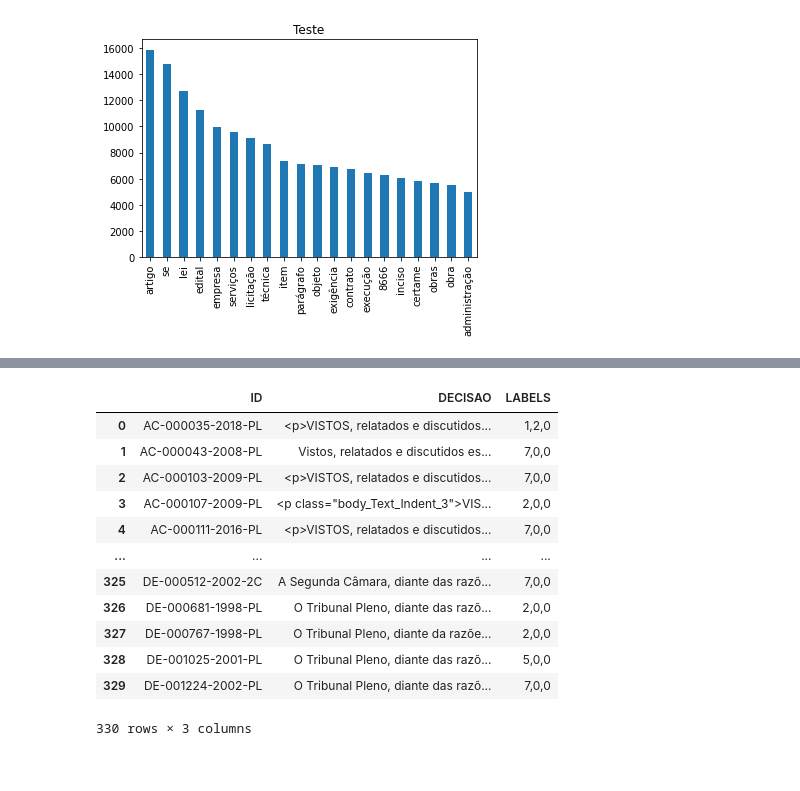
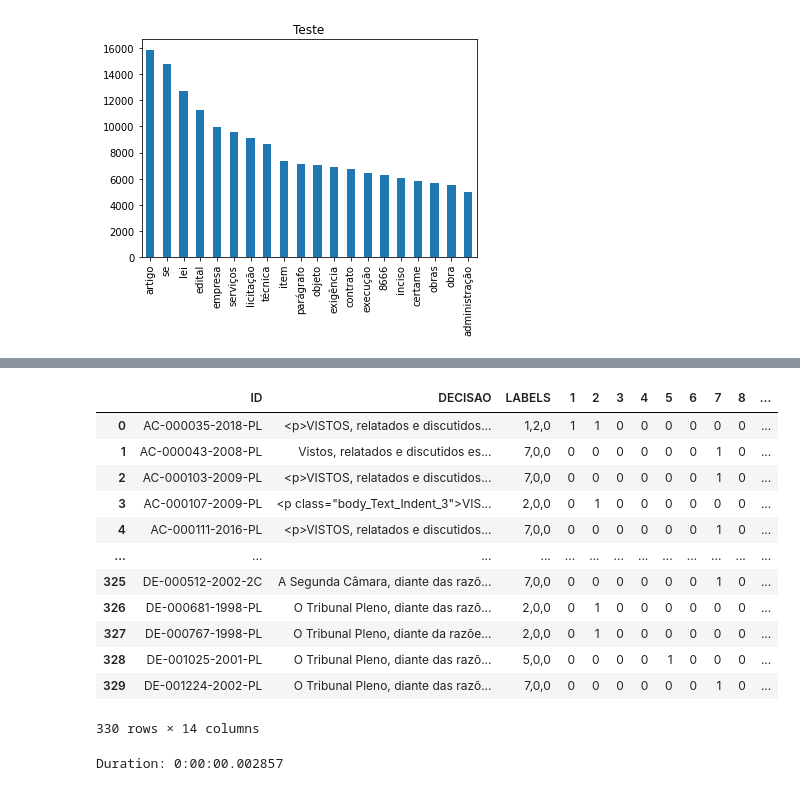
Before and after one commit to wmodanez/acordaos, a Jupyter notebook: 02a - Pre processing df_rotulados.ipynb, the cells around one changed output, grey strips where cells are left out. Cells and saved outputs as stored; diff of their text form; code cells hidden in the pictures.

```diff
--- a/02a - Pre processing df_rotulados.ipynb
+++ b/02a - Pre processing df_rotulados.ipynb
@@ -43,27 +59,43 @@ hero.wordcloud(hero.remove_punctuation(df_rotulados.PROCESSADO), max_words=100)
 # %%
 # pc.copy(df_rotulados.iloc[177].DECISAO)
+# %%
+df_rotulados = pd.DataFrame(df_rotulados.groupby(['ID', 'DECISAO'])['LABEL_A','LABEL_B', 'LABEL_C'].apply(lambda x: tuple(x.values)))
+df_rotulados.reset_index(inplace=True)
+df_rotulados = df_rotulados.rename(columns={0: 'LABELS'})
+
+for index, row in df_rotulados.iterrows():
+    df_rotulados.iloc[index].LABELS = ','.join([str(elem) for elem in df_rotulados.iloc[index].LABELS[0]])
+
+new_cols = ['1', '2', '3', '4', '5', '6', '7', '8', '9', '10', '11']
+new_vals = [0, 0, 0, 0, 0, 0, 0, 0, 0, 0, 0]
+df_rotulados = df_rotulados.reindex(columns=df_rotulados.columns.tolist()+new_cols)
+df_rotulados[new_cols] = new_vals
+
+for index, row in df_rotulados.iterrows():
+    labels = df_rotulados.iloc[index].LABELS.split(',')
+    for i in range(0, 3):
+        if int(labels[i])>0:
+            df_rotulados.iloc[index, int(labels[i])+2] = 1
+
+df_rotulados
+# %% [output]
+|  | ID | DECISAO | LABELS | 1 | 2 | 3 | 4 | 5 | 6 | 7 | 8 | ... |
+| 0 | AC-000035-2018-PL | <p>VISTOS, relatados e discutidos... | 1,2,0 | 1 | 1 | 0 | 0 | 0 | 0 | 0 | 0 | ... |
+| 1 | AC-000043-2008-PL | Vistos, relatados e discutidos es... | 7,0,0 | 0 | 0 | 0 | 0 | 0 | 0 | 1 | 0 | ... |
+| 2 | AC-000103-2009-PL | <p>VISTOS, relatados e discutidos... | 7,0,0 | 0 | 0 | 0 | 0 | 0 | 0 | 1 | 0 | ... |
+| 3 | AC-000107-2009-PL | <p class="body_Text_Indent_3">VIS... | 2,0,0 | 0 | 1 | 0 | 0 | 0 | 0 | 0 | 0 | ... |
+| 4 | AC-000111-2016-PL | <p>VISTOS, relatados e discutidos... | 7,0,0 | 0 | 0 | 0 | 0 | 0 | 0 | 1 | 0 | ... |
+| ... | ... | ... | ... | ... | ... | ... | ... | ... | ... | ... | ... | ... |
+| 325 | DE-000512-2002-2C | A Segunda Câmara, diante das razõ... | 7,0,0 | 0 | 0 | 0 | 0 | 0 | 0 | 1 | 0 | ... |
+| 326 | DE-000681-1998-PL | O Tribunal Pleno, diante das razõ... | 2,0,0 | 0 | 1 | 0 | 0 | 0 | 0 | 0 | 0 | ... |
+| 327 | DE-000767-1998-PL | O Tribunal Pleno, diante da razõe... | 2,0,0 | 0 | 1 | 0 | 0 | 0 | 0 | 0 | 0 | ... |
+| 328 | DE-001025-2001-PL | O Tribunal Pleno, diante das razõ... | 5,0,0 | 0 | 0 | 0 | 0 | 1 | 0 | 0 | 0 | ... |
+| 329 | DE-001224-2002-PL | O Tribunal Pleno, diante das razõ... | 7,0,0 | 0 | 0 | 0 | 0 | 0 | 0 | 1 | 0 | ... |
+330 rows × 14 columns
+# %%
+# df_rotulados.drop(['DECISAO'], axis=1)
+mt.save_file(df_rotulados.drop(['DECISAO'], axis=1),'dados/df_rotulados_proc.csv')
+# %% [output]
+Duration: 0:00:00.002857
 # %%
 os.kill(os.getpid(), signal.SIGKILL)
-# %%
-df = pd.DataFrame(df_rotulados.groupby(['ID', 'DECISAO'])['LABEL_A','LABEL_B', 'LABEL_C'].apply(lambda x: tuple(x.values)))
-df.reset_index(inplace=True)
-df = df.rename(columns={0: 'LABELS'})
-
-for index, row in df.iterrows():
-    df.iloc[index].LABELS = ','.join([str(elem) for elem in df.iloc[index].LABELS[0]])
-
-df
-# %% [output]
-|  | ID | DECISAO | LABELS |
-| 0 | AC-000035-2018-PL | <p>VISTOS, relatados e discutidos... | 1,2,0 |
-| 1 | AC-000043-2008-PL | Vistos, relatados e discutidos es... | 7,0,0 |
-| 2 | AC-000103-2009-PL | <p>VISTOS, relatados e discutidos... | 7,0,0 |
-| 3 | AC-000107-2009-PL | <p class="body_Text_Indent_3">VIS... | 2,0,0 |
-| 4 | AC-000111-2016-PL | <p>VISTOS, relatados e discutidos... | 7,0,0 |
-| ... | ... | ... | ... |
-| 325 | DE-000512-2002-2C | A Segunda Câmara, diante das razõ... | 7,0,0 |
-| 326 | DE-000681-1998-PL | O Tribunal Pleno, diante das razõ... | 2,0,0 |
-| 327 | DE-000767-1998-PL | O Tribunal Pleno, diante da razõe... | 2,0,0 |
-| 328 | DE-001025-2001-PL | O Tribunal Pleno, diante das razõ... | 5,0,0 |
-| 329 | DE-001224-2002-PL | O Tribunal Pleno, diante das razõ... | 7,0,0 |
-330 rows × 3 columns
```
Also changed, not shown: parts of 7 cells of this notebook.
